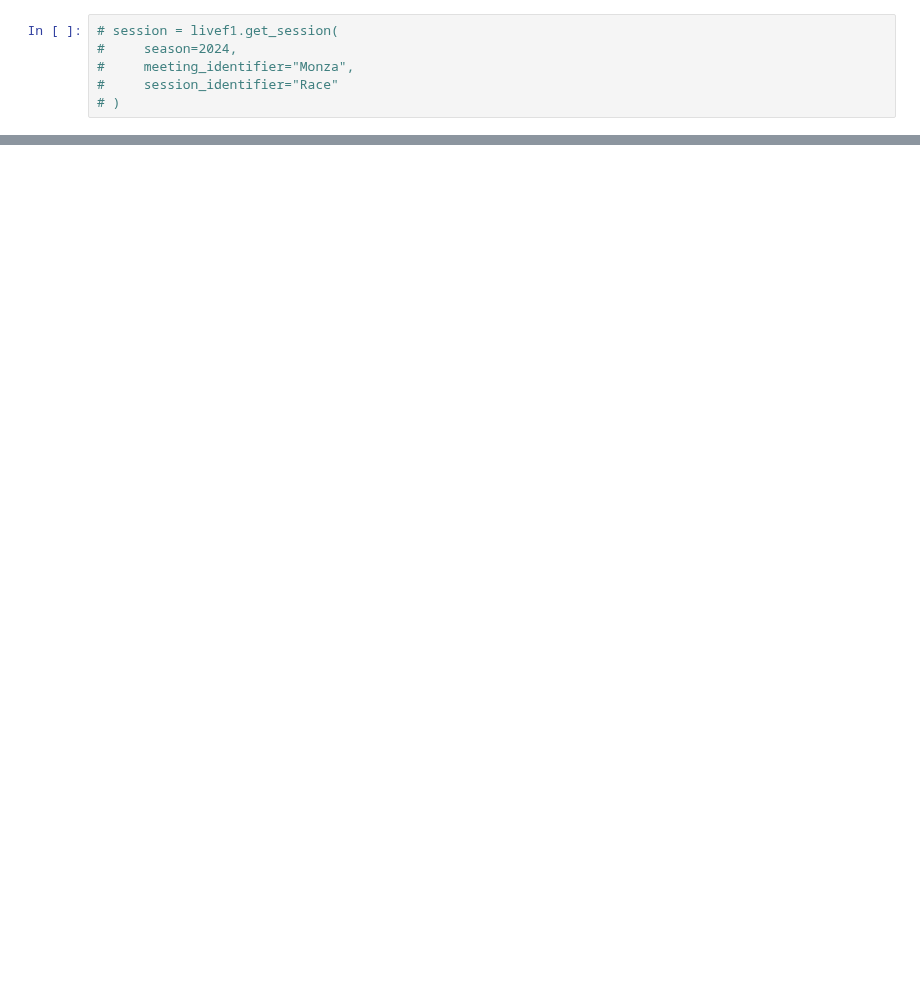
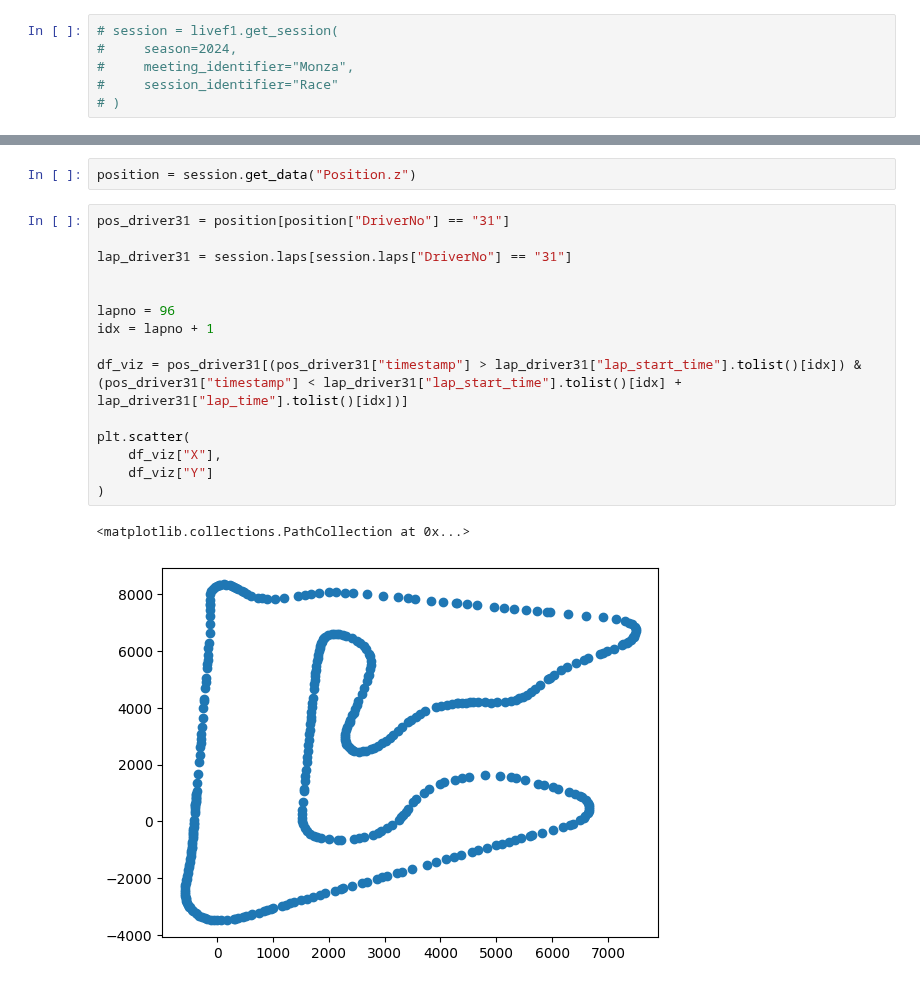
Before and after one commit to GoktugOcal/LiveF1, a Jupyter notebook: test.ipynb, the cells around one changed output, grey strips where cells are left out. Drawn from its saved outputs; the diff is of its cells as text; blank space fills up the shorter version.

```diff
--- a/test.ipynb
+++ b/test.ipynb
@@ -51,0 +152,20 @@ ValueError: cannot reindex on an axis with duplicate labels
+# %%
+position = session.get_data("Position.z")
+# %%
+pos_driver31 = position[position["DriverNo"] == "31"]
+
+lap_driver31 = session.laps[session.laps["DriverNo"] == "31"]
+
+
+lapno = 96
+idx = lapno + 1
+
+df_viz = pos_driver31[(pos_driver31["timestamp"] > lap_driver31["lap_start_time"].tolist()[idx]) & (pos_driver31["timestamp"] < lap_driver31["lap_start_time"].tolist()[idx] + lap_driver31["lap_time"].tolist()[idx])]
+
+plt.scatter(
+    df_viz["X"],
+    df_viz["Y"]
+)
+# %% [output]
+<matplotlib.collections.PathCollection at 0x...>
+[figure, added]
```
Also changed, not shown: parts of 9 cells of this notebook, 1 other file.
